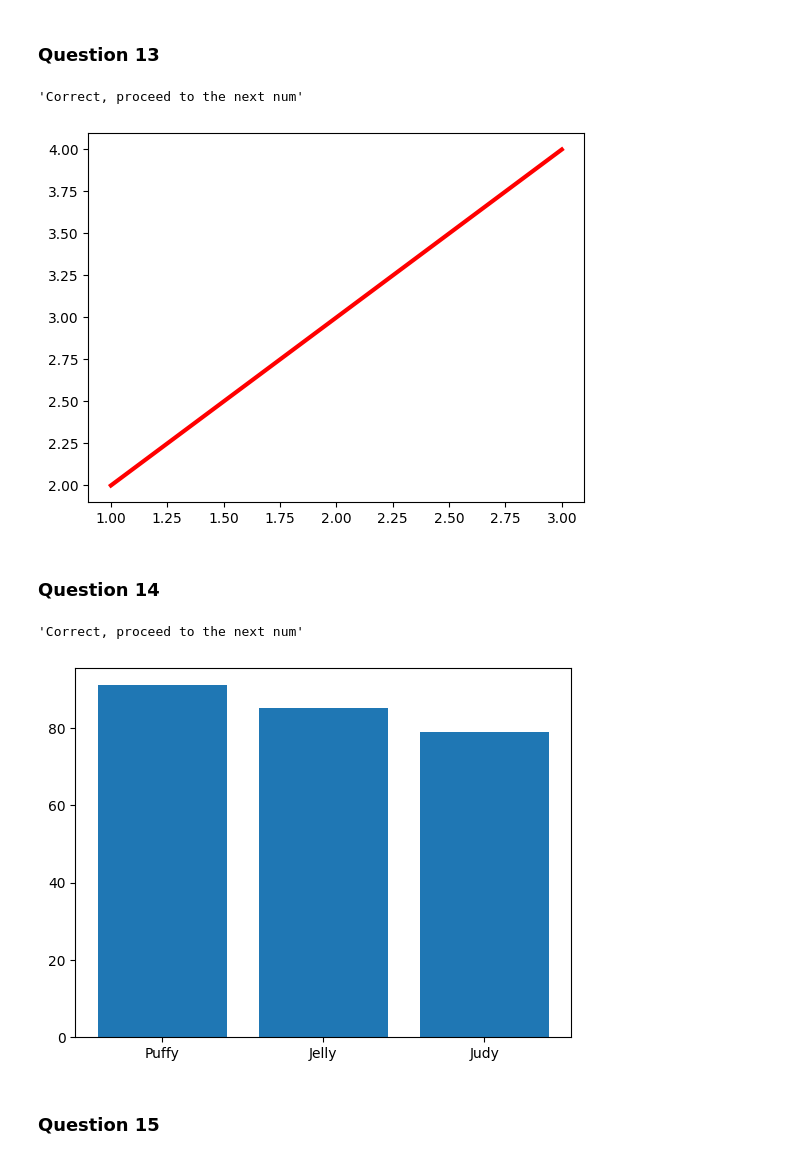
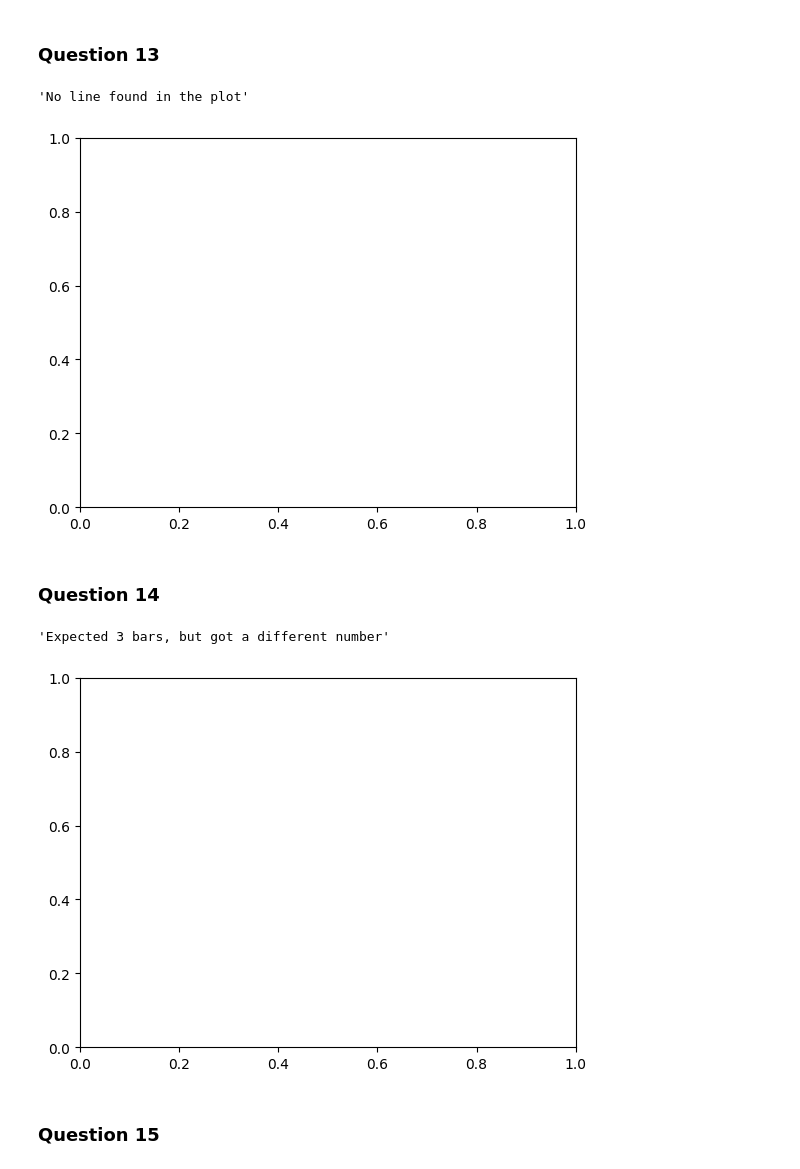
Before and after one commit to sherkaicode/CWTS, a Jupyter notebook: Matplotlib-Exercises.ipynb, the cells around one changed output. Saved outputs shown, nothing was run; the diff lists cells and outputs as text; code cells hidden in the pictures.

Commit message:
removed answers

```diff
--- a/Matplotlib-Exercises.ipynb
+++ b/Matplotlib-Exercises.ipynb
@@ -182,7 +182,7 @@ C. bold
 D. thickness
 
 """
-answer = "b"
+answer = ""
 
 checker_ans(answer, num, score)
 # %% [output]
@@ -196,8 +196,7 @@ Create a scatter plot with x = [1, 2, 3] and y = [4, 5, 6].
 """
 
 def answer():
-    "Answer here (return nothing just plot)"
-    plt.scatter([1, 2, 3], [4, 5, 6])
+    "Answer here (return nothing just plot). Do not plt.show()"
 
 
 checker_ans(answer, num, score)
@@ -214,10 +213,6 @@ Plot a simple sine wave (sin(x)) with the title “Sine wave”
 
 def answer():
     "Answer here (return nothing just plot). Do not plt.show()"
-    x = np.linspace(0, 2 * np.pi, 100)
-    y = np.sin(x)
-    plt.plot(x, y)
-    plt.title("Sine wave.")
 
 checker_ans(answer, num, score)
 # %% [output]
@@ -233,33 +228,29 @@ Plot a line, then change the color of the plot to red and increase its width to
 
 def answer():
     "Answer here (return nothing just plot). Do not plt.show()"
-    x = [1, 2, 3]
-    y = [2, 3, 4]
-    plt.plot(x, y, color = "red", linewidth = 3)
+
 
 
 checker_ans(answer, num, score)
 # %% [output]
-'Correct, proceed to the next num'
+'No line found in the plot'
-[figure, old version]
+[figure, new version]
 # %% [markdown]
 ### **Question 14**
 # %%
 num = 14
 """
 Plot a bar chart for student scores: names = [Puffy, Jelly, Judy], scores = [91, 85, 79].
 """
 
 def answer():
     "Answer here (return nothing just plot). Do not plt.show()"
-    names = ["Puffy", "Jelly", "Judy"]
-    scores = [91, 85, 79]
-    plt.bar(names, scores)
+
 
 checker_ans(answer, num, score)
 # %% [output]
-'Correct, proceed to the next num'
+'Expected 3 bars, but got a different number'
-[figure, old version]
+[figure, new version]
 # %% [markdown]
 ### **Question 15**
 # %%
```
Also changed, not shown: parts of 18 cells of this notebook, 1 other file.
